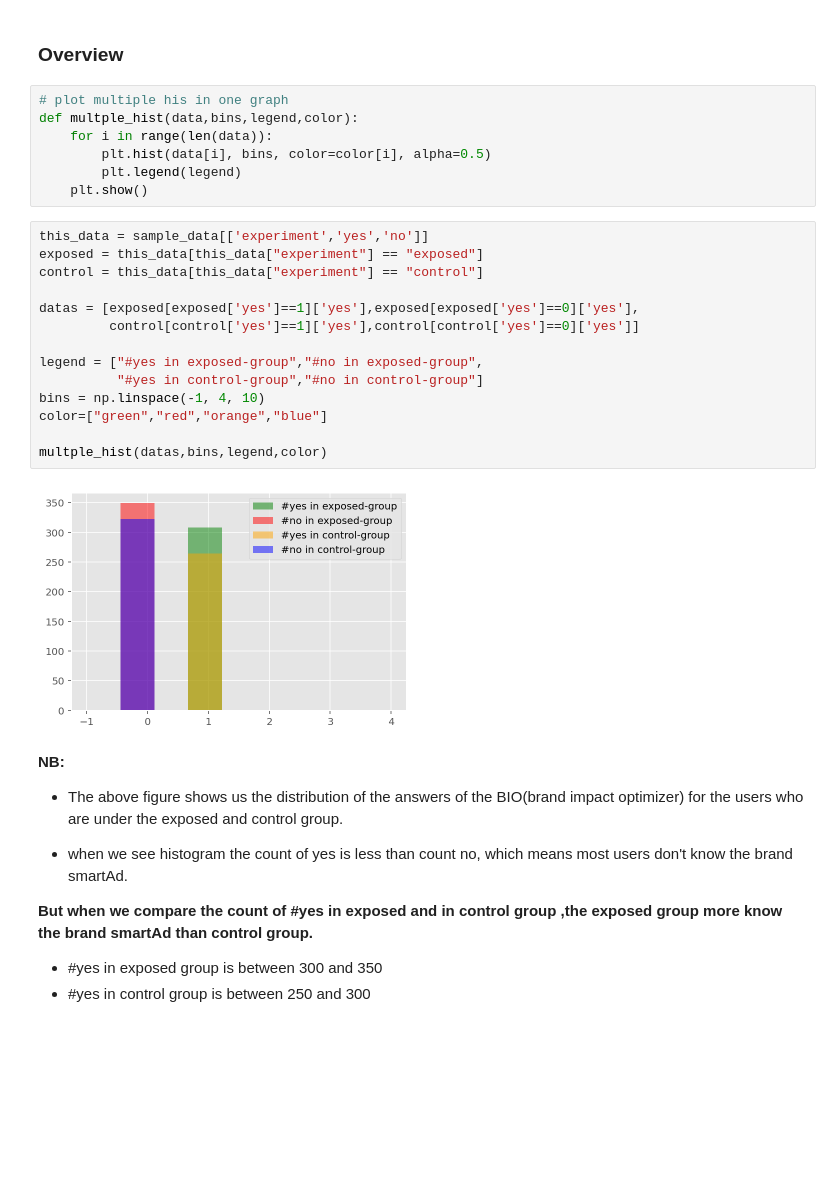
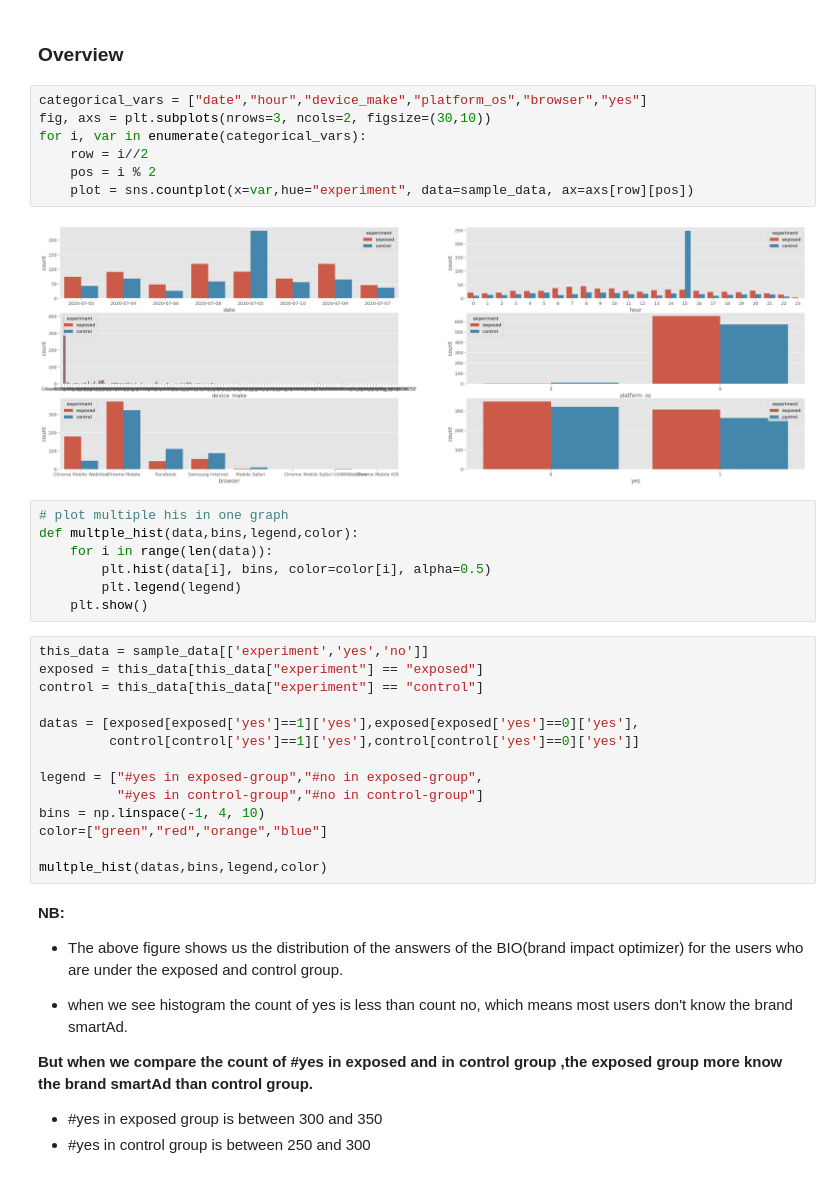
Before and after one commit to muluwork-shegaw/10Acad_week4, a Jupyter notebook: AB_Testing.ipynb, the cells around one changed output. Drawn from its saved outputs; the diff is of its cells as text; blank space fills up the shorter version.

```diff
--- a/AB_Testing.ipynb
+++ b/AB_Testing.ipynb
@@ -48,6 +48,15 @@ sample_data.shape # the data which contain who has  animpression to answer for
 - the data which contain who has an impression to answer for BIO questionarie and they actually reply as "yes" or "no"
 # %% [markdown]
 ### Overview
+# %%
+categorical_vars = ["date","hour","device_make","platform_os","browser","yes"]
+fig, axs = plt.subplots(nrows=3, ncols=2, figsize=(30,10))
+for i, var in enumerate(categorical_vars):
+    row = i//2
+    pos = i % 2
+    plot = sns.countplot(x=var,hue="experiment", data=sample_data, ax=axs[row][pos])
+# %% [output]
+[figure, added]
 # %%
 # plot multiple his in one graph
 def multple_hist(data,bins,legend,color):
@@ -69,8 +78,6 @@ bins = np.linspace(-1, 4, 10)
 color=["green","red","orange","blue"]
 
 multple_hist(datas,bins,legend,color)
-# %% [output]
-[figure, removed]
 # %% [markdown]
 **NB:**
 - The above figure shows us the distribution of the answers of the BIO(brand impact optimizer) for the users who are under the exposed and control group.
```
Also changed, not shown: parts of 2 cells of this notebook.
